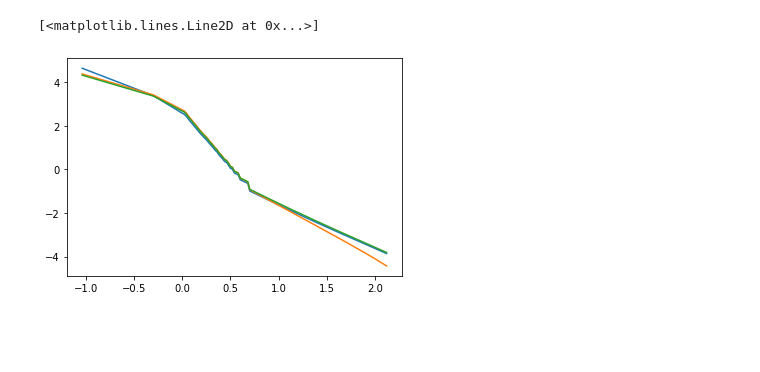
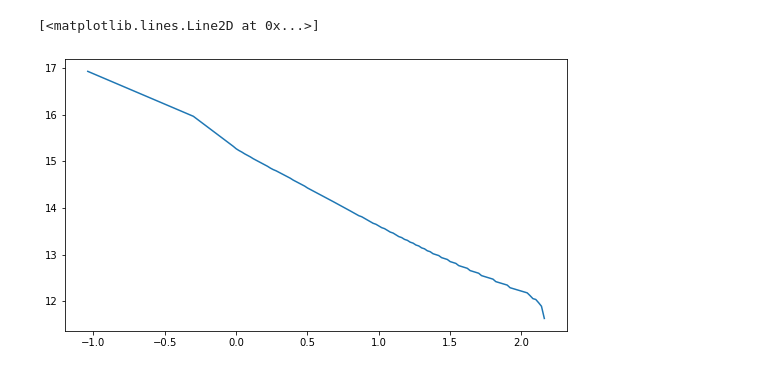
Before and after one commit to sarahyo/phd-igimf, a Jupyter notebook: python/Untitled.ipynb, the cells around one changed output. Cells and saved outputs as stored; diff of their text form; code cells hidden in the pictures; blank space fills up the shorter version.

```diff
--- a/python/Untitled.ipynb
+++ b/python/Untitled.ipynb
@@ -3,13 +3,14 @@ import pandas as pd
 import matplotlib.pyplot as plt
 from matplotlib import pyplot as plt
 import numpy as np
-file = 'linear-output427014473899.dat'
+file = 'log-6-10-0.05-z0.14.dat'
 data = pd.read_csv(open(file,'r'),comment='#',sep='\s+',usecols=range(2,4),
                    names=['logAge', 'Mini'])
 data_lt150 = data[data['Mini'] < 150]
 mmax = data_lt150.groupby('logAge').aggregate('max').reset_index()
 # print(mmax)
-mini = [i for i in data_lt150[data_lt150['logAge'] == 2.0]['Mini']]
+mini = [i for i in data_lt150[data_lt150['logAge'] == 6.0]['Mini']]
+# mini
 # %%
 data.to_csv('/home/sarah/data.txt', sep=' ', header=False, index=False)
 mmax = data_lt150.groupby('logAge').aggregate('max').reset_index()
@@ -115,7 +139,7 @@ for i,row in mmax.iterrows():
 #     values = [np.log10(i) for i in values if i != 0]
 #     plt.plot(keys[:len(values)] , values)
 # %%
-PDMF_SUM = {key: sum([pdmf[key] for pdmf in PDMF_DICT.values()]) for key in PDMF_DICT[2.0].keys()}
-PDMF_SUM2 = {key: sum([pdmf[key] for pdmf in PDMF_DICT2.values()]) for key in PDMF_DICT2[2.0].keys()}
-PDMF_SUM3 = {key: sum([pdmf[key] for pdmf in PDMF_DICT3.values()]) for key in PDMF_DICT3[2.0].keys()}
+PDMF_SUM = {key: sum([pdmf[key] for pdmf in PDMF_DICT.values()]) for key in PDMF_DICT[6.0].keys()}
+PDMF_SUM2 = {key: sum([pdmf[key] for pdmf in PDMF_DICT2.values()]) for key in PDMF_DICT2[6.0].keys()}
+PDMF_SUM3 = {key: sum([pdmf[key] for pdmf in PDMF_DICT3.values()]) for key in PDMF_DICT3[6.0].keys()}
 # %%
@@ -179,11 +157,0 @@ plt.plot(keys2[:len(values2)] , values2)
-# %%
-keys3 = np.log10(sorted((list(PDMF_SUM3.keys()))))
-
-values3 = [value for key,value in sorted(list(PDMF_SUM3.items()))]
-values3 = [np.log10(i) for i in values3 if i != 0]
-plt.plot(keys3[:len(values3)] , values3)
-plt.plot(keys[:len(values)] , values)
-plt.plot(keys2[:len(values2)] , values2)
-# %% [output]
-[<matplotlib.lines.Line2D at 0x...>]
-[figure, removed]
@@ -189,0 +160,7 @@ plt.plot(keys2[:len(values2)] , values2)
+# %%
+
+fig, ax = plt.subplots(figsize=(9, 5))
+plt.plot(keys2[:len(values2)] , values2)
+# %% [output]
+[<matplotlib.lines.Line2D at 0x...>]
+[figure, added]
```
Also changed, not shown: parts of 9 cells of this notebook, 34 other files.
